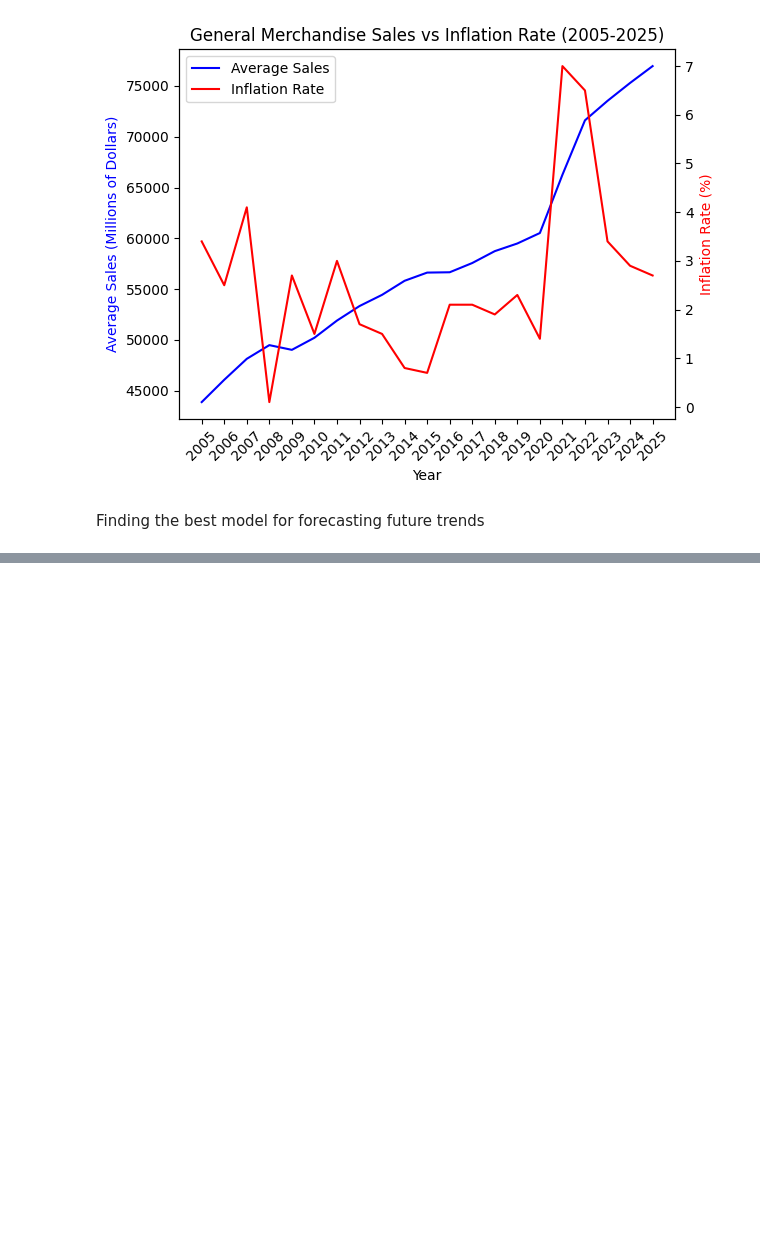
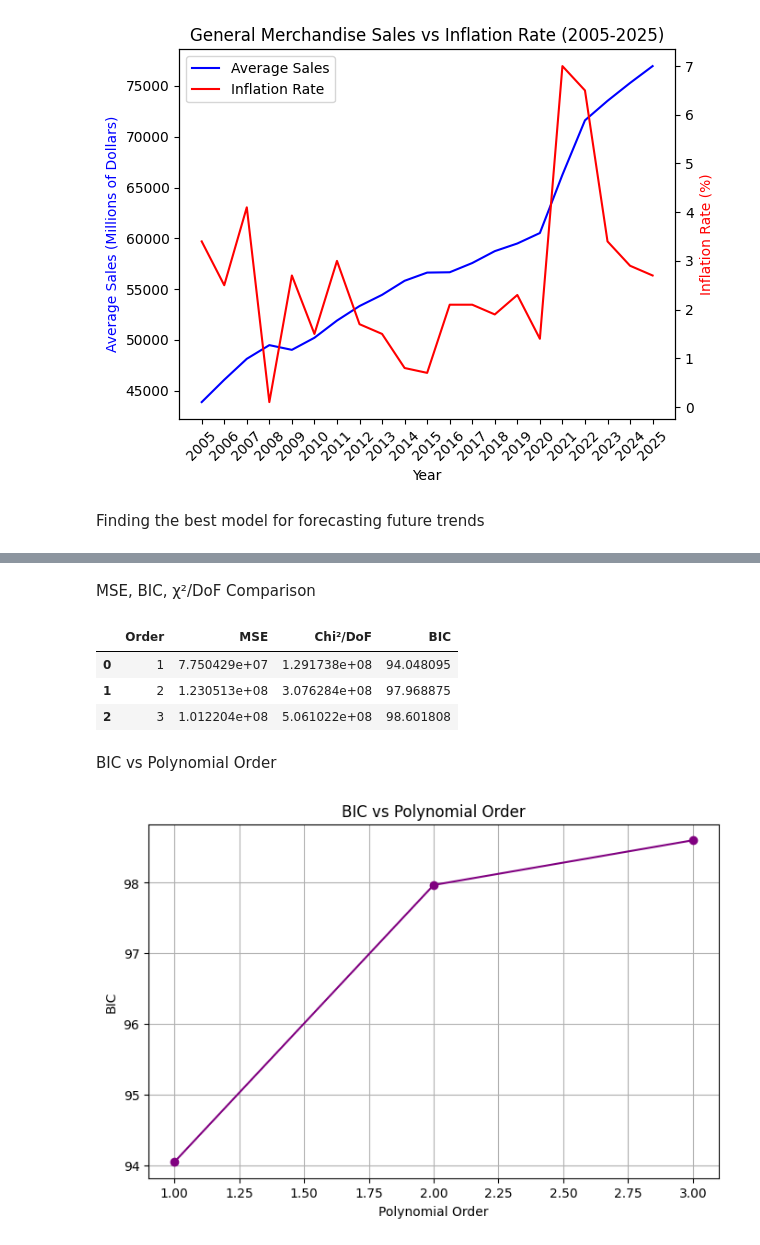
Before and after one commit to AjwadIbnSwalehin/retail-macro-forecasting, a Jupyter notebook: notebooks/general_merchandise.ipynb, the cells around one changed output, grey strips where cells are left out. Cells and saved outputs as stored; diff of their text form; code cells hidden in the pictures; blank space fills up the shorter version.

Commit message:
Added BIC, chi squared, MSE comparison tables

```diff
--- a/notebooks/general_merchandise.ipynb
+++ b/notebooks/general_merchandise.ipynb
@@ -205,0 +204,29 @@ plt.show()
+# %% [markdown]
+MSE, BIC, χ²/DoF Comparison
+# %%
+comparison_df = pd.DataFrame({
+    "Order": list(mse_values.keys()),
+    "MSE": list(mse_values.values()),
+    "Chi²/DoF": list(chi2_values.values()),
+    "BIC": list(bic_values.values())
+})
+
+comparison_df = comparison_df.sort_values("Order")
+comparison_df
+# %% [output]
+|  | Order | MSE | Chi²/DoF | BIC |
+| 0 | 1 | 7.750429e+07 | 1.291738e+08 | 94.048095 |
+| 1 | 2 | 1.230513e+08 | 3.076284e+08 | 97.968875 |
+| 2 | 3 | 1.012204e+08 | 5.061022e+08 | 98.601808 |
+# %% [markdown]
+BIC vs Polynomial Order
+# %%
+plt.figure(figsize=(8, 5))
+plt.plot(list(bic_values.keys()), list(bic_values.values()), marker='o', color='purple')
+plt.title("BIC vs Polynomial Order")
+plt.xlabel("Polynomial Order")
+plt.ylabel("BIC")
+plt.grid(True)
+plt.show()
+# %% [output]
+[figure, added]
```
Also changed, not shown: parts of 4 cells of this notebook.
